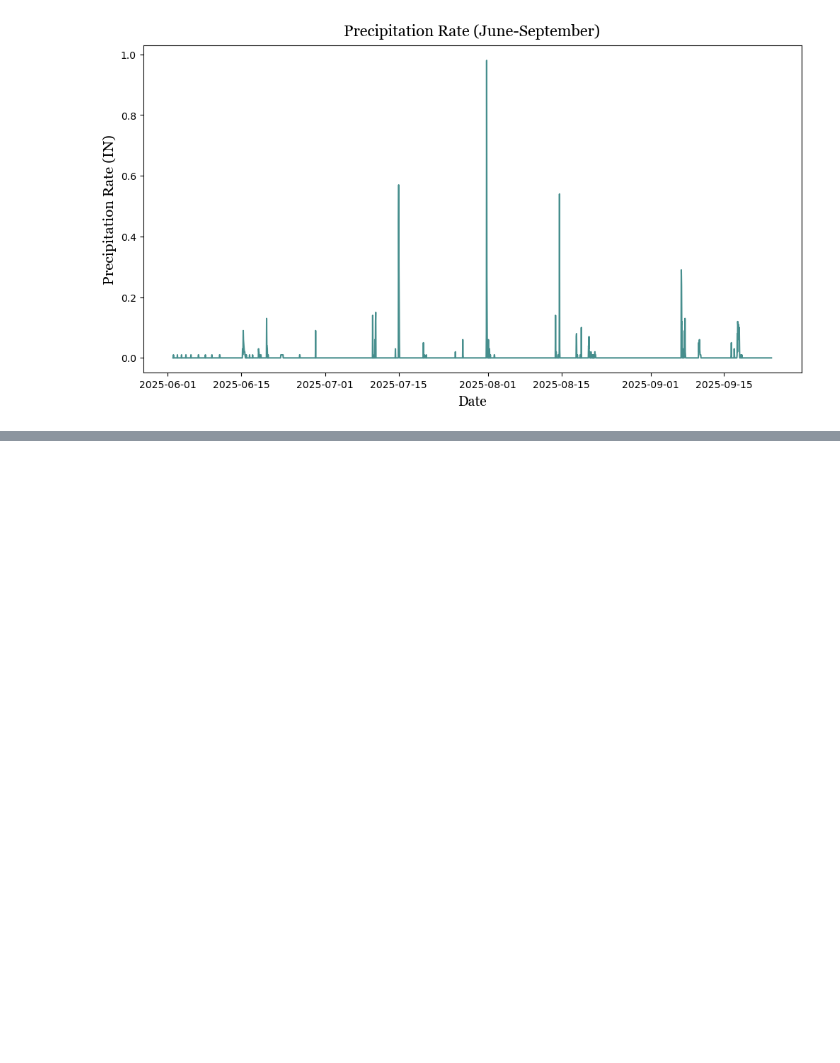
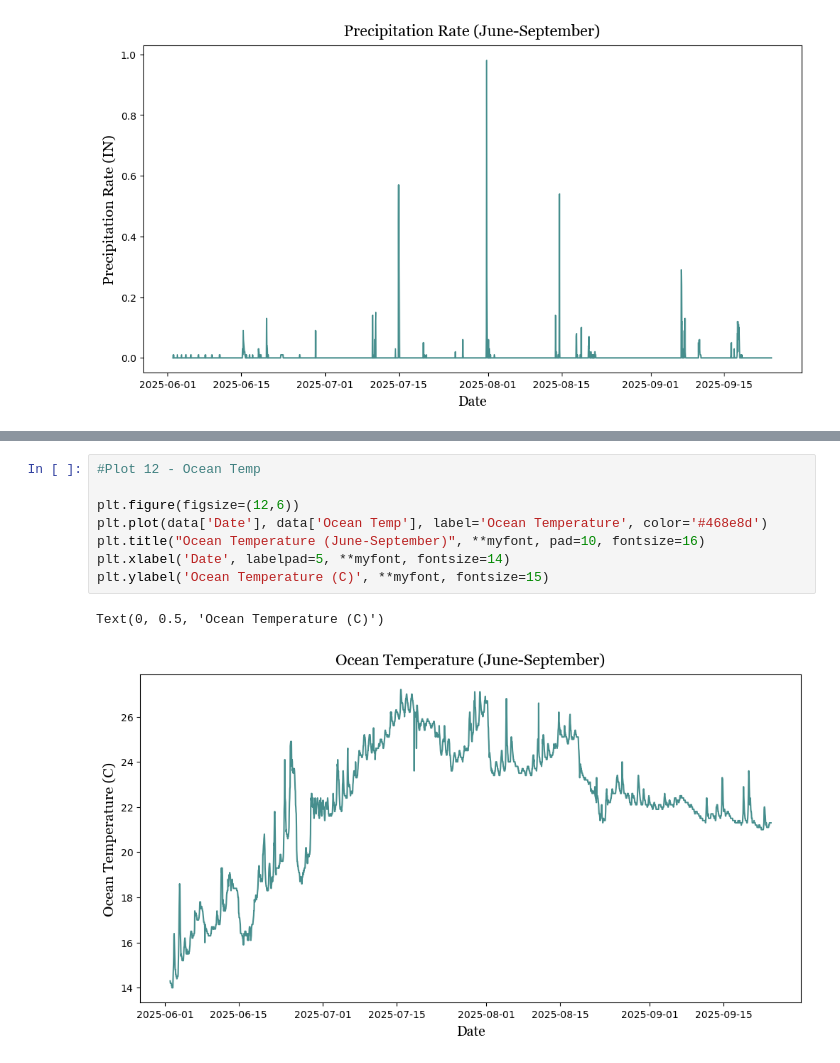
Before and after one commit to Krupamc/Research-2026-LSTM, a Jupyter notebook: graphs/graphs.ipynb, the cells around one changed output, grey strips where cells are left out. Drawn from its saved outputs; the diff is of its cells as text; blank space fills up the shorter version.

```diff
--- a/graphs/graphs.ipynb
+++ b/graphs/graphs.ipynb
@@ -168,0 +190,11 @@ plt.ylabel('Bay Salinity', **myfont, fontsize=15)
+# %%
+#Plot 12 - Ocean Temp
+
+plt.figure(figsize=(12,6))
+plt.plot(data['Date'], data['Ocean Temp'], label='Ocean Temperature', color='#468e8d')
+plt.title("Ocean Temperature (June-September)", **myfont, pad=10, fontsize=16)
+plt.xlabel('Date', labelpad=5, **myfont, fontsize=14)
+plt.ylabel('Ocean Temperature (C)', **myfont, fontsize=15)
+# %% [output]
+Text(0, 0.5, 'Ocean Temperature (C)')
+[figure, added]
```
Also changed, not shown: parts of 14 cells of this notebook, 3 other files.
